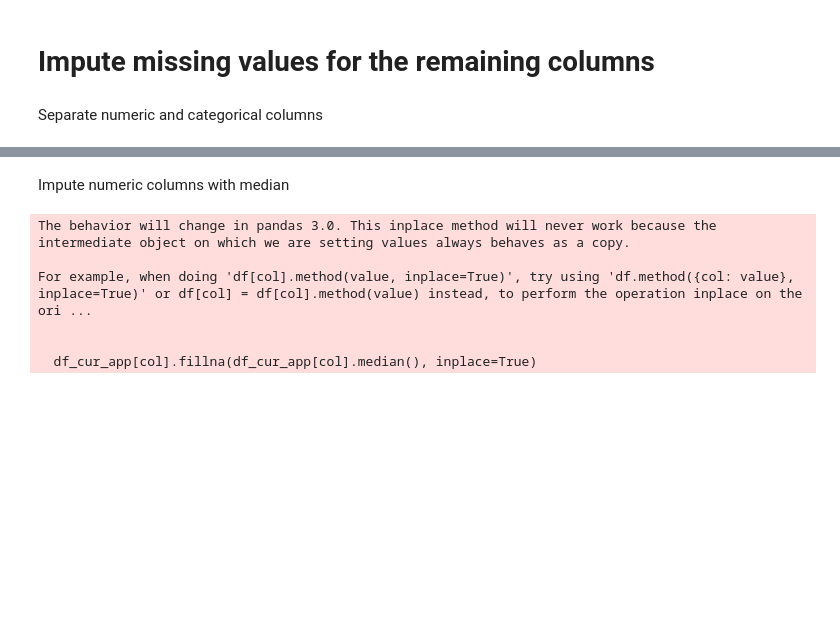
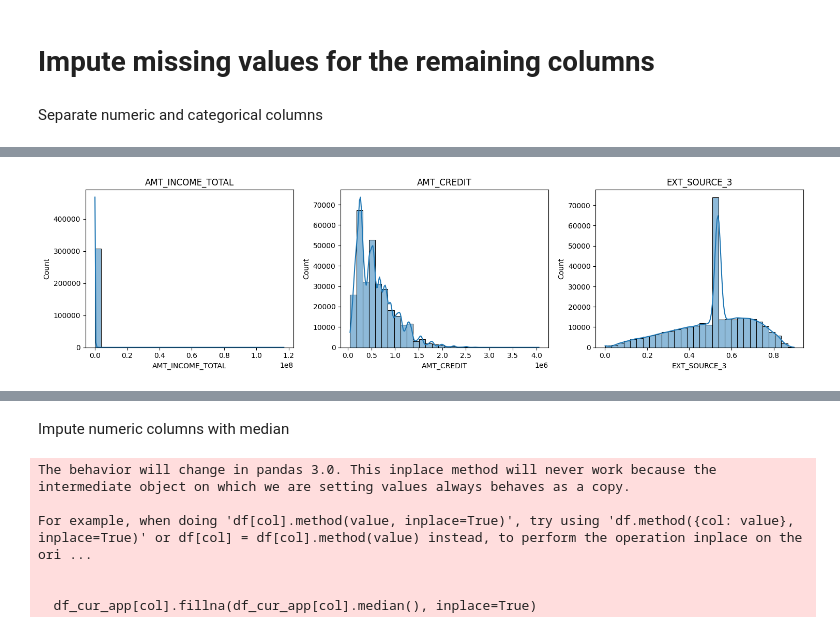
Before and after one commit to yuvi31102000/Loan_default, a Jupyter notebook: Loan_default.ipynb, the cells around one changed output, grey strips where cells are left out. Cells and saved outputs as stored; diff of their text form; code cells hidden in the pictures; blank space fills up the shorter version.

Commit message:
Updated with missing values visualization

```diff
--- a/Loan_default.ipynb
+++ b/Loan_default.ipynb
@@ -174,0 +179,12 @@ cat_cols = df_cur_app.select_dtypes(include=['object']).columns.to_list()
+# %%
+key_numeric_cols = ['AMT_INCOME_TOTAL', 'AMT_CREDIT', 'EXT_SOURCE_3']
+
+plt.figure(figsize=(15, 4))
+for col in key_numeric_cols:
+    plt.subplot(1,3,key_numeric_cols.index(col) + 1)
+    sns.histplot(df_cur_app[col], kde=True, bins=30)
+    plt.title(col)
+plt.tight_layout()
+plt.show()
+# %% [output]
+[figure, added]
```
Also changed, not shown: parts of 2 cells of this notebook.
